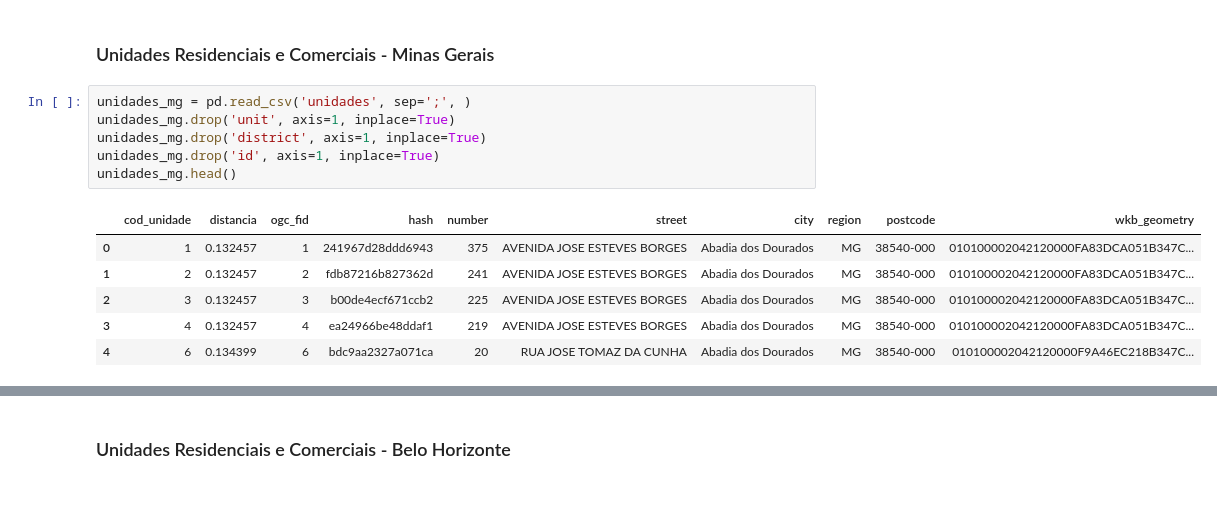
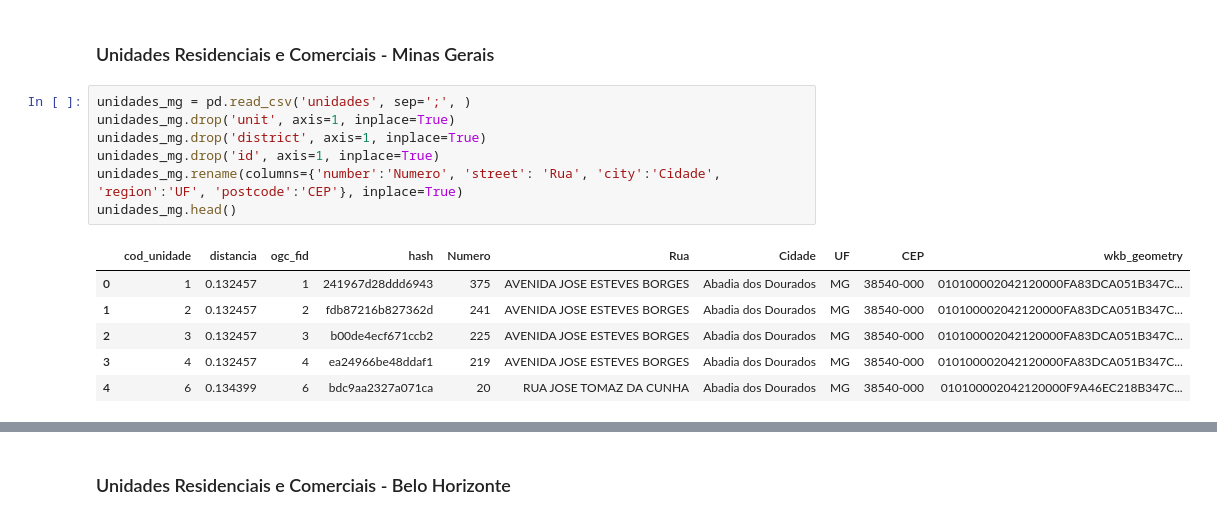
Before and after one commit to mcatrinque/areas-cep-mg, a Jupyter notebook: br_mg_ceps.ipynb, the cells around one changed output, grey strips where cells are left out. Saved outputs shown, nothing was run; the diff lists cells and outputs as text.

```diff
--- a/br_mg_ceps.ipynb
+++ b/br_mg_ceps.ipynb
@@ -62,11 +54,12 @@ You may still be able to access the file from the browser:
 # %%
 unidades_mg = pd.read_csv('unidades', sep=';', )
 unidades_mg.drop('unit', axis=1, inplace=True)
 unidades_mg.drop('district', axis=1, inplace=True)
 unidades_mg.drop('id', axis=1, inplace=True)
+unidades_mg.rename(columns={'number':'Numero', 'street': 'Rua', 'city':'Cidade', 'region':'UF', 'postcode':'CEP'}, inplace=True)
 unidades_mg.head()
 # %% [output]
-|  | cod_unidade | distancia | ogc_fid | hash | number | street | city | region | postcode | wkb_geometry |
+|  | cod_unidade | distancia | ogc_fid | hash | Numero | Rua | Cidade | UF | CEP | wkb_geometry |
 | 0 | 1 | 0.132457 | 1 | 241967d28ddd6943 | 375 | AVENIDA JOSE ESTEVES BORGES | Abadia dos Dourados | MG | 38540-000 | 010100002042120000FA83DCA051B347C... |
 | 1 | 2 | 0.132457 | 2 | fdb87216b827362d | 241 | AVENIDA JOSE ESTEVES BORGES | Abadia dos Dourados | MG | 38540-000 | 010100002042120000FA83DCA051B347C... |
 | 2 | 3 | 0.132457 | 3 | b00de4ecf671ccb2 | 225 | AVENIDA JOSE ESTEVES BORGES | Abadia dos Dourados | MG | 38540-000 | 010100002042120000FA83DCA051B347C... |
```
Also changed, not shown: parts of 35 cells of this notebook.
